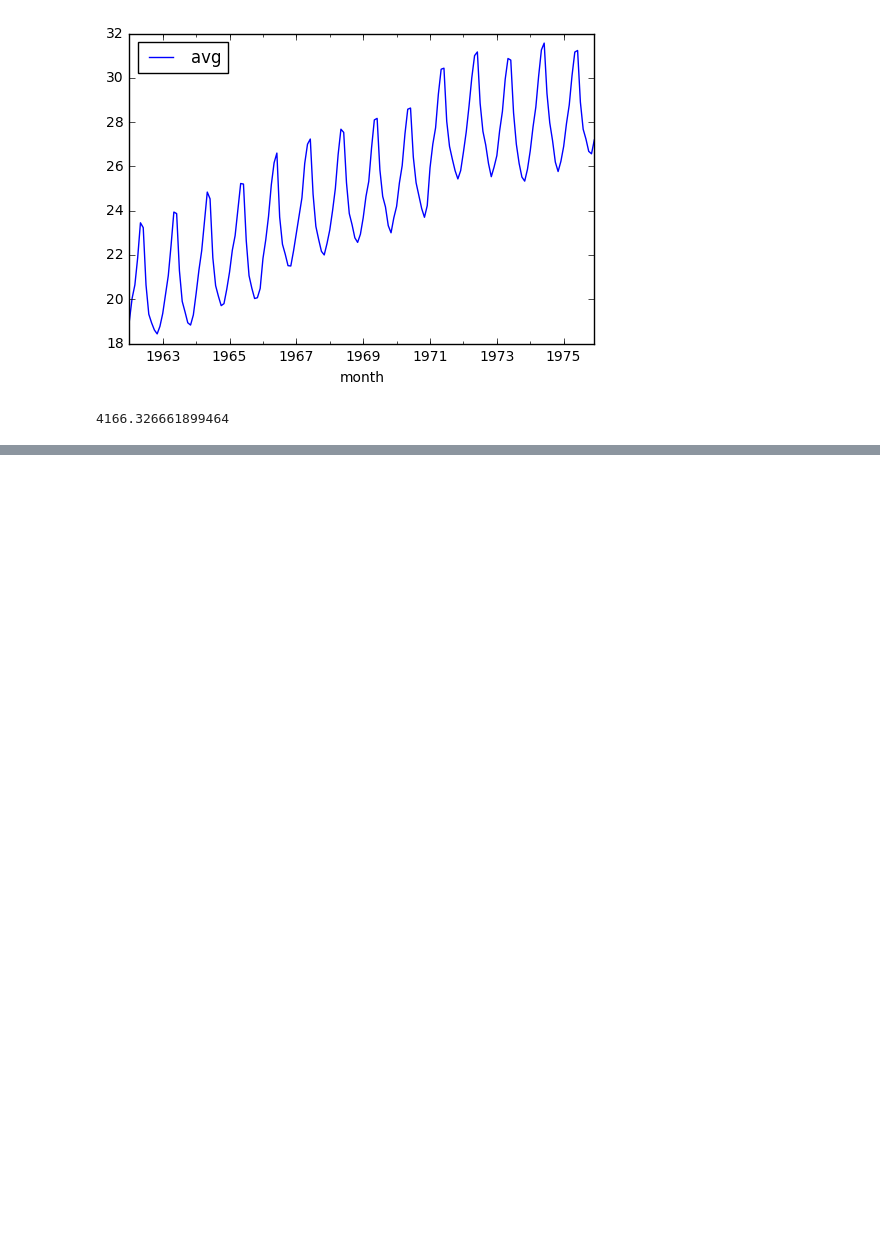
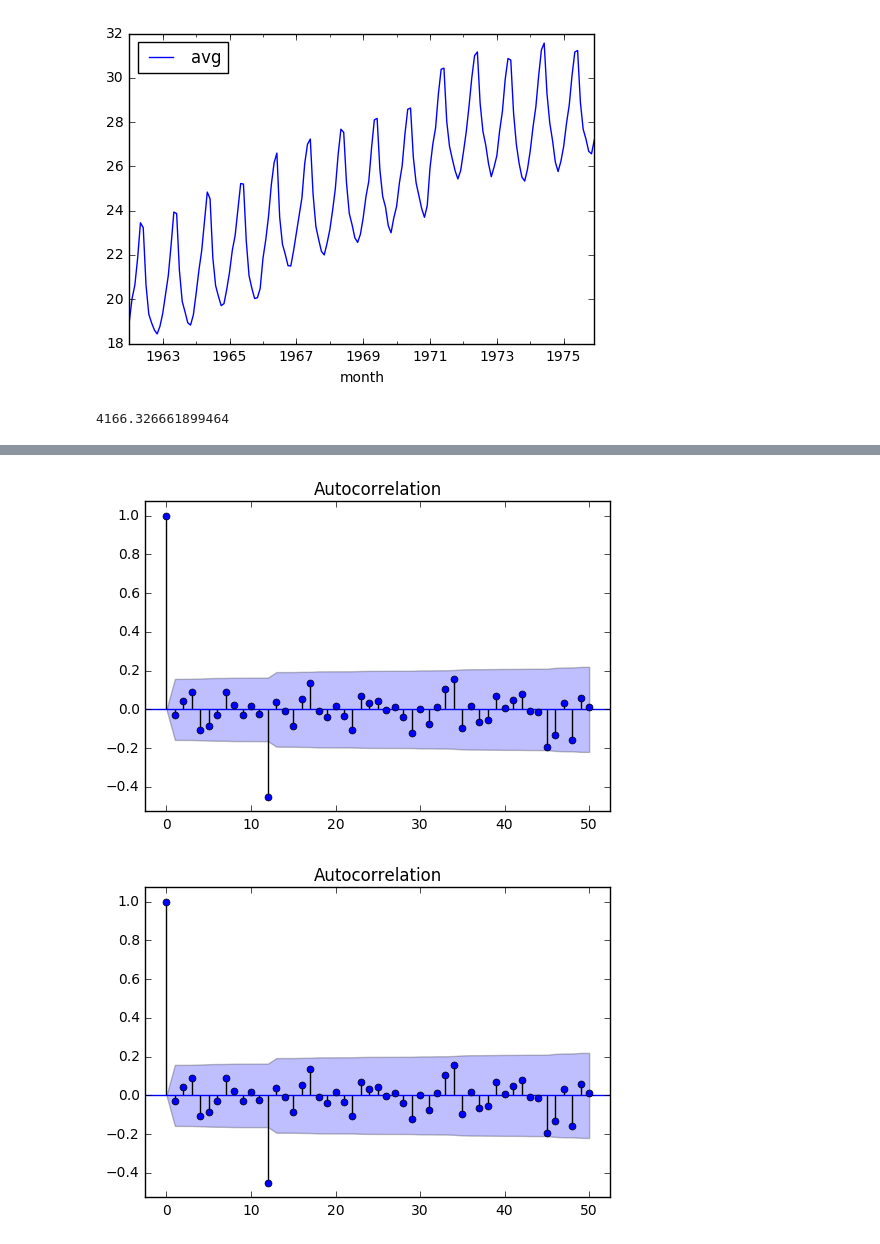
Before and after one commit to mrbazzik/DataAnalysis, a Jupyter notebook: Practical tasks/Milk production.ipynb, the cells around one changed output, grey strips where cells are left out. Cells and saved outputs as stored; diff of their text form; code cells hidden in the pictures; blank space fills up the shorter version.

```diff
--- a/Practical tasks/Milk production.ipynb
+++ b/Practical tasks/Milk production.ipynb
@@ -60,0 +98,5 @@ milk.avg.sum()
+# %%
+sm.graphics.tsa.plot_acf(milk.dropna().new_avg.values.squeeze(), lags=50)
+# %% [output]
+[figure, added]
+[figure, added]
```
Also changed, not shown: parts of 7 cells of this notebook.
